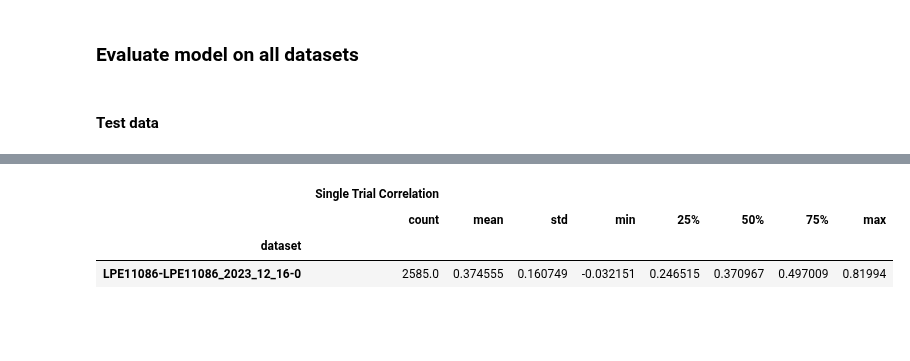
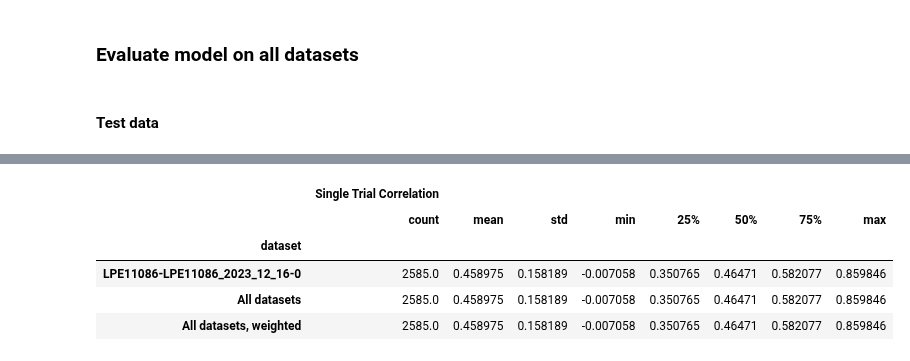
Before and after one commit to ananaphasia/adrian_sensorium, a Jupyter notebook: notebooks/submission_m4/03_evaluate_and_submit.ipynb, the cells around one changed output, grey strips where cells are left out. Drawn from its saved outputs; the diff is of its cells as text; code cells hidden in the pictures; blank space fills up the shorter version.

```diff
--- a/notebooks/submission_m4/03_evaluate_and_submit.ipynb
+++ b/notebooks/submission_m4/03_evaluate_and_submit.ipynb
@@ -118,16 +119,26 @@ from sensorium.utility.measure_helpers import get_df_for_scores
 # %% [markdown]
 #### Test data
 # %%
+tier = "validation"
+
 single_trial_correlation = get_correlations(
-    ensemble, dataloaders, tier="test", device="cuda", as_dict=True)
+    ensemble, dataloaders, tier=tier, device="cuda", as_dict=True)
 
 df = get_df_for_scores(session_dict=single_trial_correlation,
                        measure_attribute="Single Trial Correlation"
                        )
 # %%
-for k in dataloaders['test']:
-    assert len(df[df['dataset'] == k]) == len(dataloaders['test'][k].dataset.neurons.area), "Length of df and dataloader not equal"
-    df.loc[df['dataset'] == k, 'area'] = dataloaders['test'][k].dataset.neurons.area
+for k in dataloaders[tier]:
+    assert len(df[df['dataset'] == k]) == len(dataloaders[tier][k].dataset.neurons.area), "Length of df and dataloader not equal"
+    df.loc[df['dataset'] == k, 'area'] = dataloaders[tier][k].dataset.neurons.area
+# %%
+data_basepath = "../molanalysis/data/IM/"
+
+for k in dataloaders[tier]:
+    data_path = os.path.join(data_basepath, k.split('-')[1].split('_')[0] + '/' + '_'.join(k.split('-')[1].split('_')[1:]))
+    celldata = pd.read_csv(data_path + '/celldata.csv')
+    assert len(df[df['dataset'] == k]) == len(celldata), "Length of df and celldata not equal"
+    df.loc[df['dataset'] == k, 'labeled'] = celldata['redcell'].astype(bool).values
 # %%
 %matplotlib inline
 # %%
@@ -190,7 +295,14 @@ plt.show()
 # %%
-df.groupby('dataset').describe()
+df_desc = df.groupby('dataset').describe()
+df_desc.loc[("All datasets", )] = df_desc.mean()
+# I'm so sorry about this horrible one liner
+df_desc.loc[("All datasets, weighted"), ] = df_desc['Single Trial Correlation'].mul((df_desc['Single Trial Correlation']['count'].values.reshape(-1, 1)) / np.sum(df_desc['Single Trial Correlation']['count'].values)).sum().values
+df_desc.to_csv('notebooks/submission_m4/results/validation_pred_description.csv', index = False)
+df_desc
 # %% [output]
 |  | Single Trial Correlation |  |  |  |  |  |  |  |
 |  | count | mean | std | min | 25% | 50% | 75% | max |
 | dataset |  |  |  |  |  |  |  |  |
-| LPE11086-LPE11086_2023_12_16-0 | 2585.0 | 0.374555 | 0.160749 | -0.032151 | 0.246515 | 0.370967 | 0.497009 | 0.81994 |
+| LPE11086-LPE11086_2023_12_16-0 | 2585.0 | 0.458975 | 0.158189 | -0.007058 | 0.350765 | 0.46471 | 0.582077 | 0.859846 |
+| All datasets | 2585.0 | 0.458975 | 0.158189 | -0.007058 | 0.350765 | 0.46471 | 0.582077 | 0.859846 |
+| All datasets, weighted | 2585.0 | 0.458975 | 0.158189 | -0.007058 | 0.350765 | 0.46471 | 0.582077 | 0.859846 |
```
Also changed, not shown: parts of 10 cells of this notebook.
